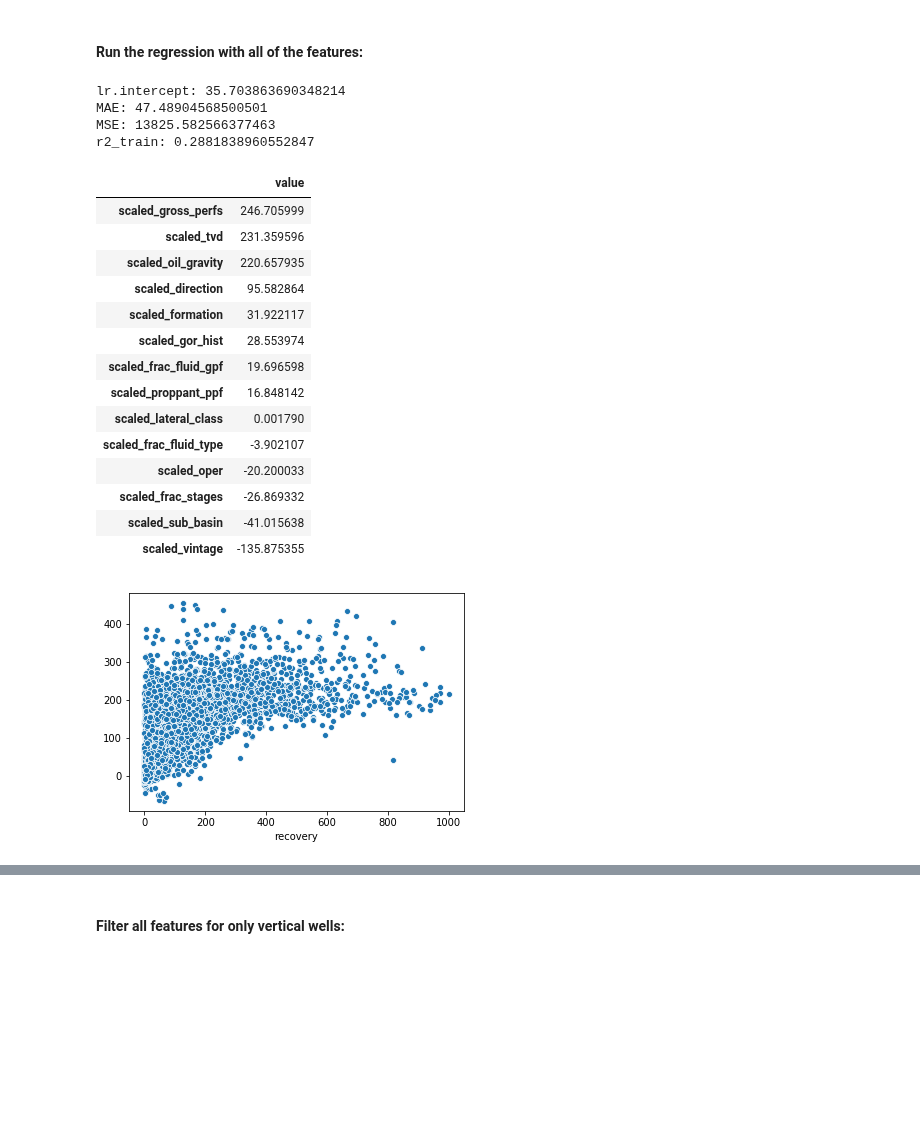
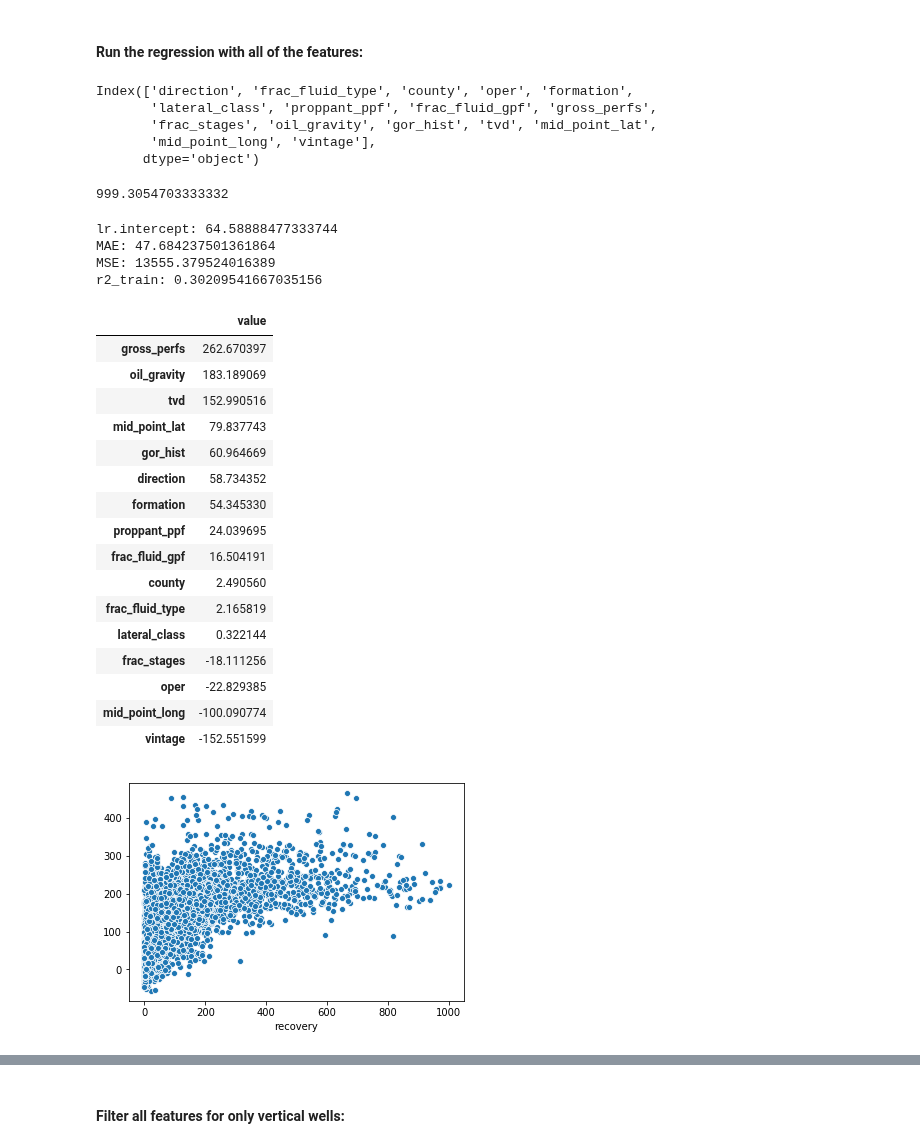
Before and after one commit to duc-analytica/DUC, a Jupyter notebook: ssg_model.ipynb, the cells around one changed output, grey strips where cells are left out. Cells and saved outputs as stored; diff of their text form; code cells hidden in the pictures; blank space fills up the shorter version.

```diff
--- a/ssg_model.ipynb
+++ b/ssg_model.ipynb
@@ -483,53 +272,69 @@ top_80 is ['oil_gravity', 'tvd', 'vintage', 'gross_perfs', 'mid_point_lat',
 # %% [markdown]
 #### Run the regression with all of the features:
+# %%
+X_vars = scaled_df.columns
+X_vars
+# %% [output]
+Index(['direction', 'frac_fluid_type', 'county', 'oper', 'formation',
+       'lateral_class', 'proppant_ppf', 'frac_fluid_gpf', 'gross_perfs',
+       'frac_stages', 'oil_gravity', 'gor_hist', 'tvd', 'mid_point_lat',
+       'mid_point_long', 'vintage'],
+      dtype='object')
+# %%
+df.recovery.max()
+# %% [output]
+999.3054703333332
 # %%
 # Independent variables:
-X_vars = ['scaled_direction', 'scaled_frac_fluid_type', 'scaled_oper',
-          'scaled_formation', 'scaled_sub_basin', 'scaled_lateral_class',
-          'scaled_proppant_ppf', 'scaled_frac_fluid_gpf', 'scaled_gross_perfs',
-          'scaled_frac_stages', 'scaled_oil_gravity', 'scaled_gor_hist',
-          'scaled_tvd', 'scaled_vintage']
+X_vars = scaled_df.columns
+
+# ['direction', 'frac_fluid_type', 'county', 'oper', 'formation',
+#  'lateral_class', 'proppant_ppf', 'frac_fluid_gpf', 'gross_perfs',
+#  'frac_stages', 'oil_gravity', 'gor_hist', 'tvd', 'mid_point_lat',
+#  'mid_point_long', 'vintage']
 
 # Dependent (target) variable, it is continuous
 target = ['recovery']
 
 X = scaled_df[X_vars].copy()
-y = scaled_df[target]
+y = df[target]
 
 # random_state=0 tells the sklearn function that you are not setting a seed
 # if you want to be able to duplicate results, set random_state to a positive integer
 X_train, X_test, y_train, y_test = train_test_split(X, y, train_size=.80, random_state=123)
 
 train = pd.concat([X_train, y_train], axis=1)
 test = pd.concat([X_test, y_test], axis=1)
 
 reg_df, abs_df, lr, lr.coef_, lr.intercept_, MAE, MSE, r2_train, y_pred, scatter = linreg(X_train, y_train)
 print('lr.intercept:', lr.intercept_[0])
 print('MAE:', MAE)
 print('MSE:', MSE)
 print('r2_train:', r2_train)
 reg_df
 # %% [output]
-lr.intercept: 35.703863690348214
-MAE: 47.48904568500501
-MSE: 13825.582566377463
-r2_train: 0.2881838960552847
+lr.intercept: 64.58888477333744
+MAE: 47.684237501361864
+MSE: 13555.379524016389
+r2_train: 0.30209541667035156
 |  | value |
-| scaled_gross_perfs | 246.705999 |
-| scaled_tvd | 231.359596 |
-| scaled_oil_gravity | 220.657935 |
-| scaled_direction | 95.582864 |
-| scaled_formation | 31.922117 |
-| scaled_gor_hist | 28.553974 |
-| scaled_frac_fluid_gpf | 19.696598 |
-| scaled_proppant_ppf | 16.848142 |
-| scaled_lateral_class | 0.001790 |
-| scaled_frac_fluid_type | -3.902107 |
-| scaled_oper | -20.200033 |
-| scaled_frac_stages | -26.869332 |
-| scaled_sub_basin | -41.015638 |
-| scaled_vintage | -135.875355 |
+| gross_perfs | 262.670397 |
+| oil_gravity | 183.189069 |
+| tvd | 152.990516 |
+| mid_point_lat | 79.837743 |
+| gor_hist | 60.964669 |
+| direction | 58.734352 |
+| formation | 54.345330 |
+| proppant_ppf | 24.039695 |
+| frac_fluid_gpf | 16.504191 |
+| county | 2.490560 |
+| frac_fluid_type | 2.165819 |
+| lateral_class | 0.322144 |
+| frac_stages | -18.111256 |
+| oper | -22.829385 |
+| mid_point_long | -100.090774 |
+| vintage | -152.551599 |
-[figure, old version]
+[figure, new version]
 # %%
 print('ranked by absolute value of coefficient:')
 abs_df.sort_values(by='value', ascending=False)
```
Also changed, not shown: parts of 45 cells of this notebook.
